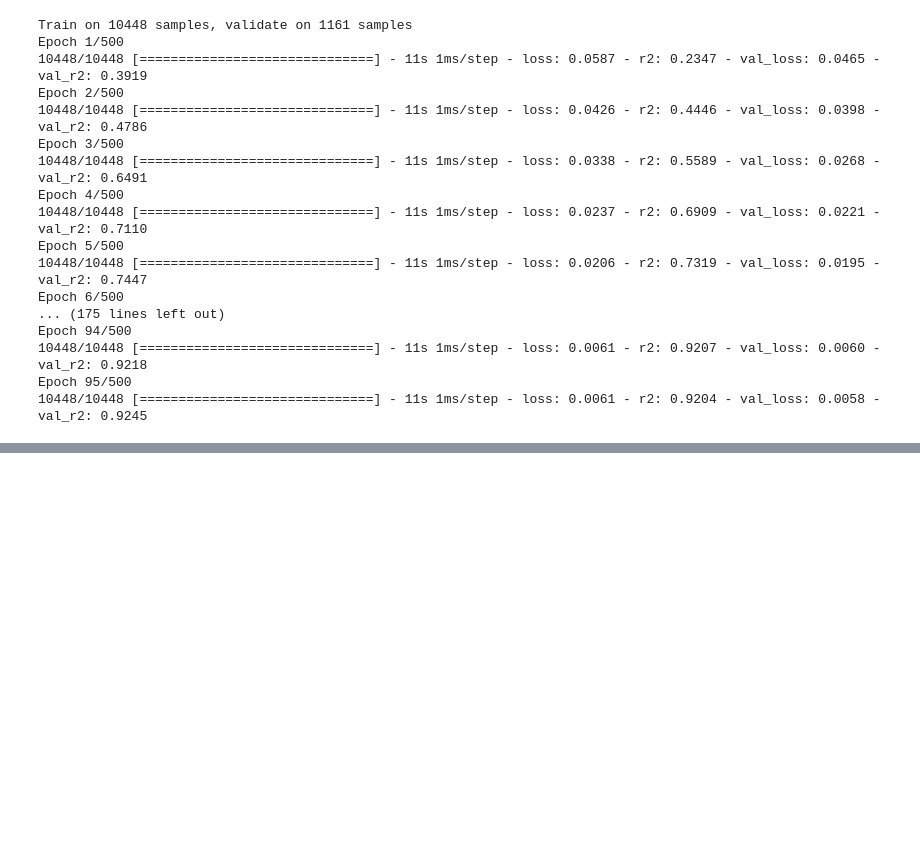
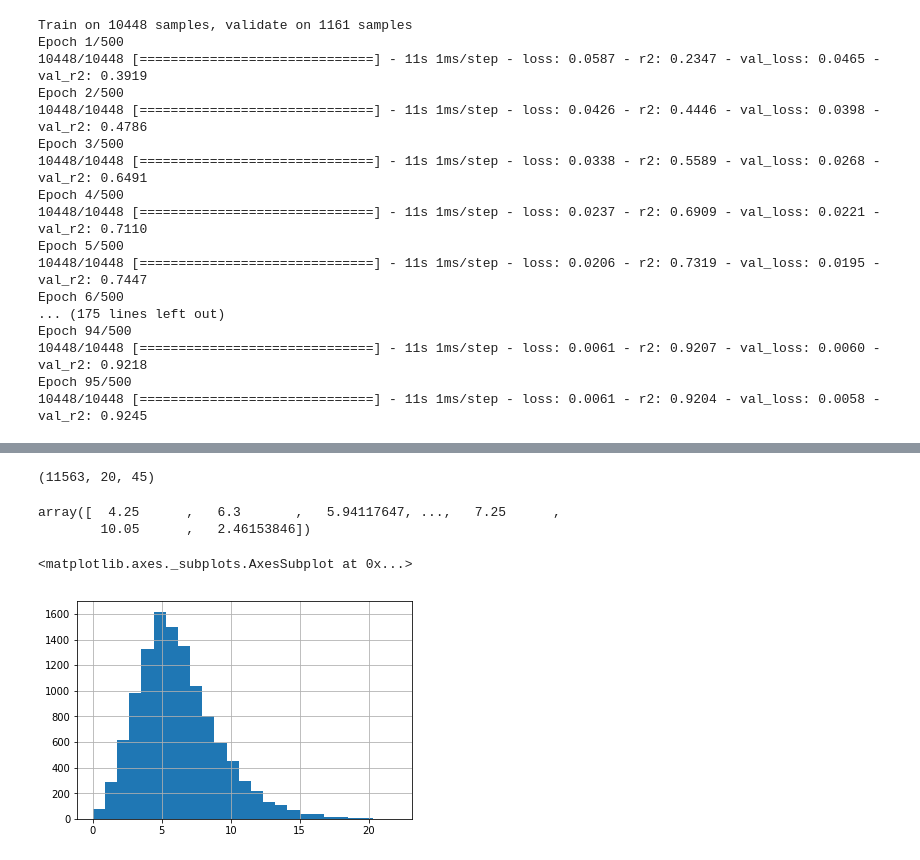
Before and after one commit to wihl/cs282-f17-xuefeng-yi-david, a Jupyter notebook: code/Encoder/PatientEncoder.ipynb, the cells around one changed output, grey strips where cells are left out. Saved outputs shown, nothing was run; the diff lists cells and outputs as text; code cells hidden in the pictures; blank space fills up the shorter version.

```diff
--- a/code/Encoder/PatientEncoder.ipynb
+++ b/code/Encoder/PatientEncoder.ipynb
@@ -296,0 +307,19 @@ with open('test_patient_repre.txt', 'w') as output:
+# %%
+train_x.shape
+# %% [output]
+(11563, 20, 45)
+# %%
+train_set = pd.read_csv('../../data/Sepsis_imp_train.csv')
+# %%
+ave_sofa = train_set.groupby('icustayid')['SOFA'].mean()
+# %%
+ave_sofa.values
+# %% [output]
+array([  4.25      ,   6.3       ,   5.94117647, ...,   7.25      ,
+        10.05      ,   2.46153846])
+# %%
+% matplotlib inline
+pd.Series(ave_sofa.values).hist(bins=25)
+# %% [output]
+<matplotlib.axes._subplots.AxesSubplot at 0x...>
+[figure, added]
```
Also changed, not shown: parts of 9 cells of this notebook, 11 other files.
